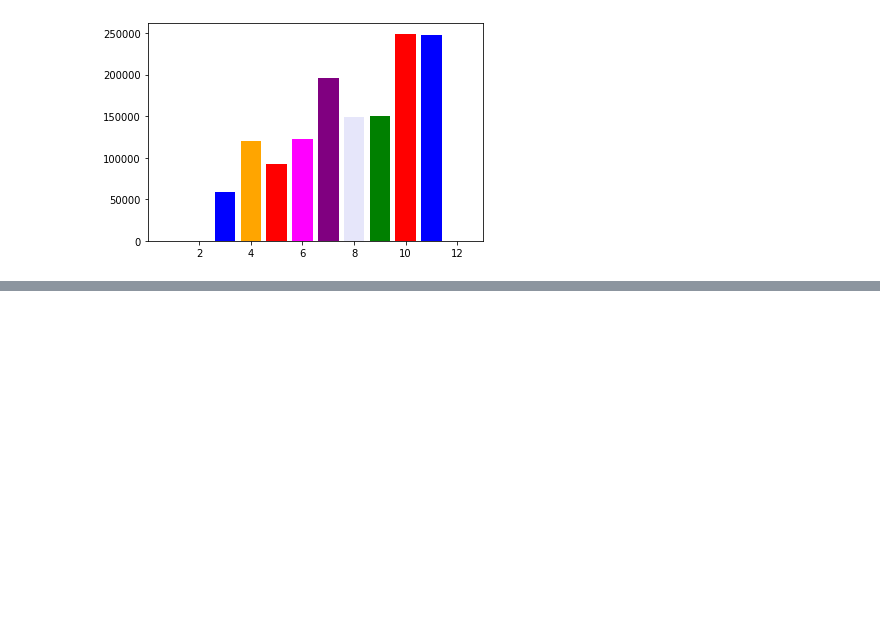
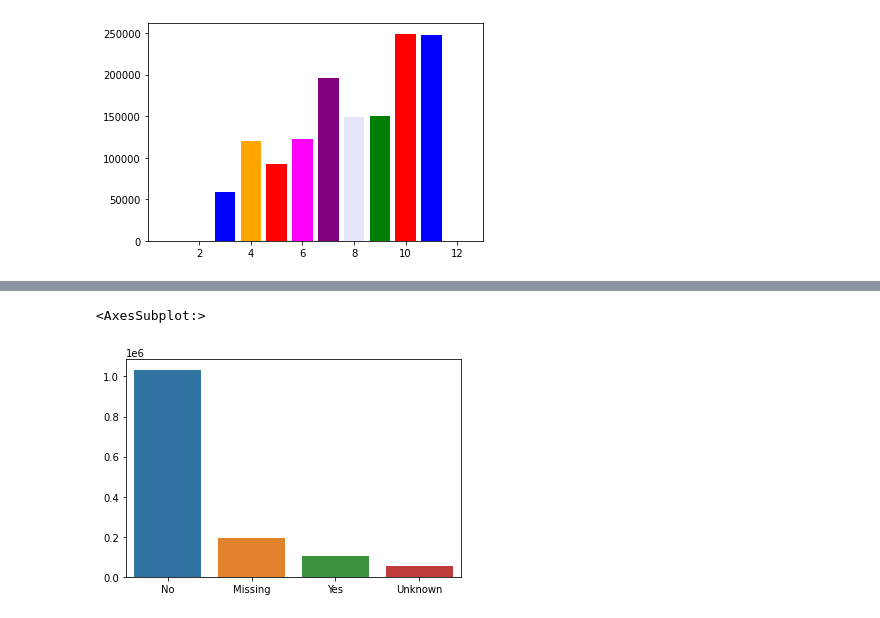
Before and after one commit to ahsanGoheer/Covid-19-Case-Surveillance-Kaggle-Dataset, a Jupyter notebook: Data_Processing.ipynb, the cells around one changed output, grey strips where cells are left out. Cells and saved outputs as stored; diff of their text form; code cells hidden in the pictures; blank space fills up the shorter version.

```diff
--- a/Data_Processing.ipynb
+++ b/Data_Processing.ipynb
@@ -219,0 +232,5 @@ plt.bar(x=df["Race"].value_counts().index,height=df["Race"].value_counts().value
+# %%
+sns.barplot(x=df["hosp_yn"].value_counts().index,y=df["hosp_yn"].value_counts().values)
+# %% [output]
+<AxesSubplot:>
+[figure, added]
```
Also changed, not shown: parts of 8 cells of this notebook.
